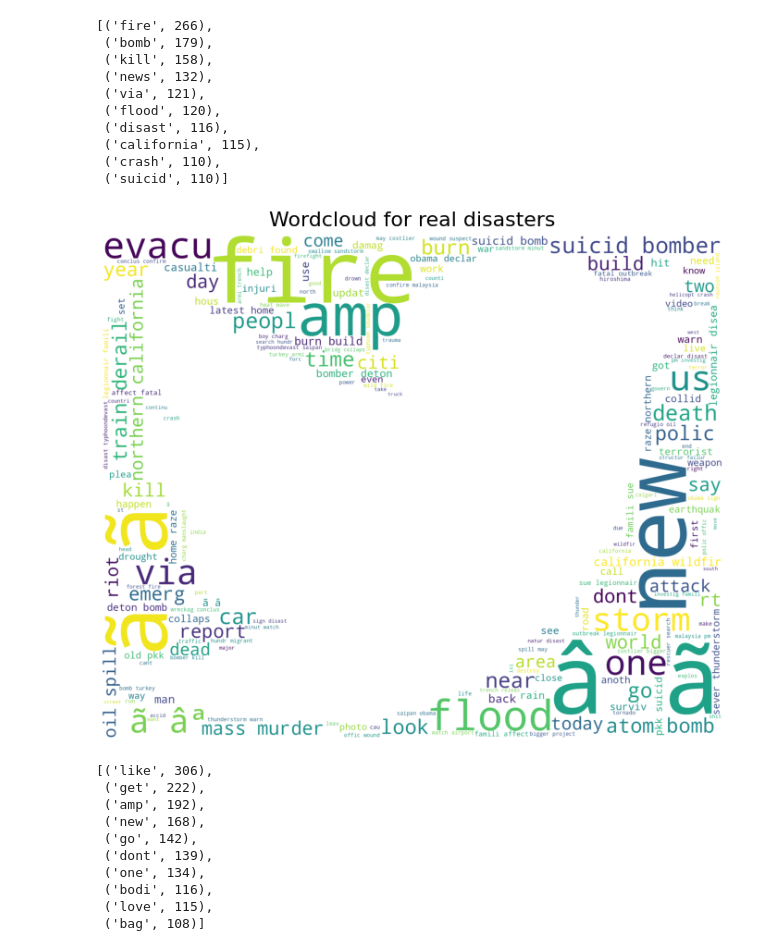
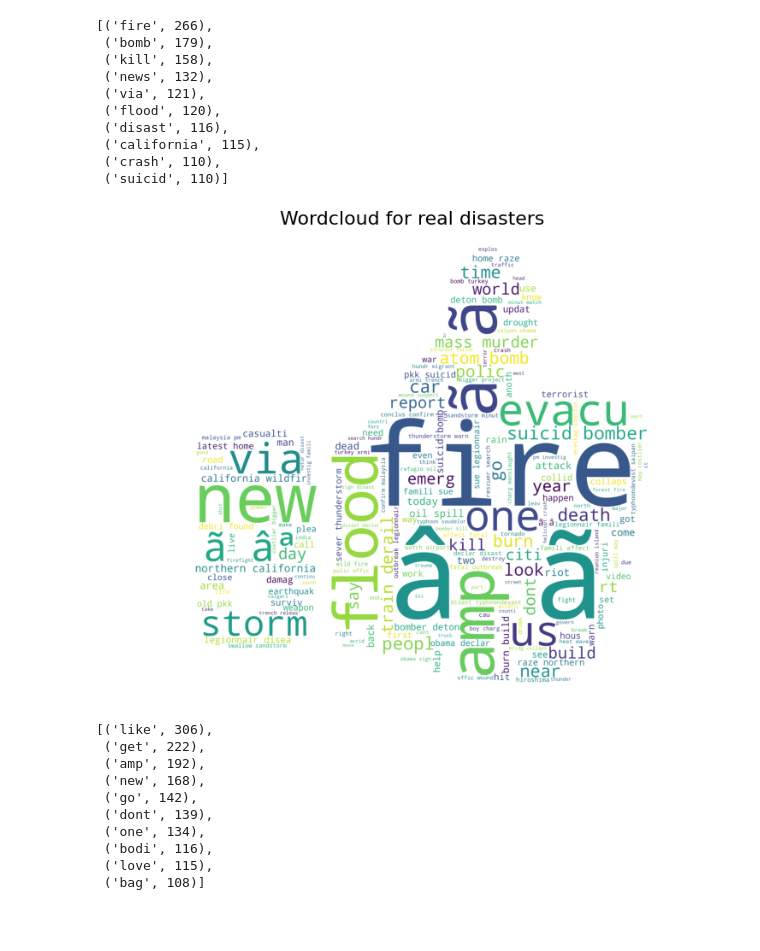
Before and after one commit to Sahel-Eskandar/Text-Mining-Classification-Analysis, a Jupyter notebook: 16_Text_Classification_Sentimental_Analysis.ipynb, the cells around one changed output. Cells and saved outputs as stored; diff of their text form; code cells hidden in the pictures; blank space fills up the shorter version.

```diff
--- a/16_Text_Classification_Sentimental_Analysis.ipynb
+++ b/16_Text_Classification_Sentimental_Analysis.ipynb
@@ -1245,25 +1245,22 @@ top
  ('crash', 110),
  ('suicid', 110)]
 # %%
-twitter = 'https://raw.githubusercontent.com/Sahel-Eskandar/Text-Classification-Sentimental-Analysis/main/Data/twitter-logo-black-and-white.png'
+twitter = 'https://raw.githubusercontent.com/Sahel-Eskandar/Text-Classification-Sentimental-Analysis/main/Data/bird2.png'
 response3 = requests.get(twitter)
 img3 = Image.open(BytesIO(response3.content))
 twitter_mask = np.array(img3)
 
-wc = WordCloud(
-    background_color='white',
-    max_words=200,
-    mask=twitter_mask,
-)
+wc = WordCloud(background_color='white', max_words=200, mask=upvote_mask)
+
 wc.generate(' '.join(text for text in df_train.loc[df_train['target'] == 1, 'cleaned_text']))
 plt.figure(figsize=(18,10))
 plt.title('Wordcloud for real disasters',
           fontdict={'size': 22,  'verticalalignment': 'bottom'})
 plt.imshow(wc)
 plt.axis("off")
 plt.show()
 # %% [output]
-[figure, old version]
+[figure, new version]
 # %%
 corpus_faked = corpus(df_train, 0)
 dic = defaultdict(int)
```
